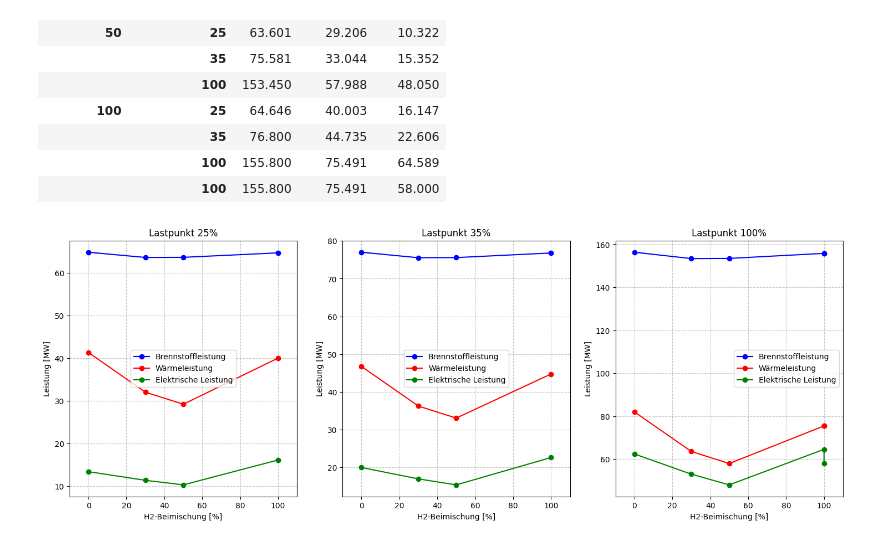
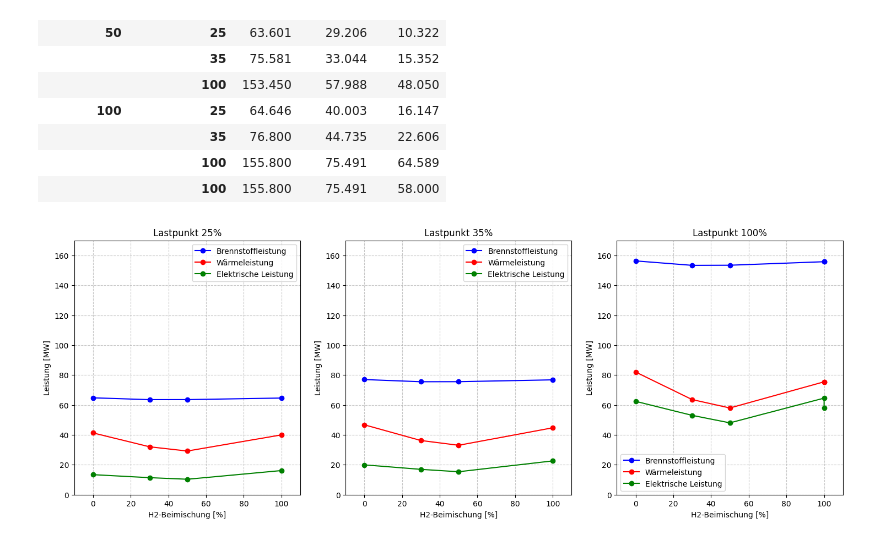
Before and after one commit to HTWK-Interconnected-Energy-Systems/BURN4H2, a Jupyter notebook: preprocessing/admixture_assumptions.ipynb, the cells around one changed output. Saved outputs shown, nothing was run; the diff lists cells and outputs as text; code cells hidden in the pictures.

```diff
--- a/preprocessing/admixture_assumptions.ipynb
+++ b/preprocessing/admixture_assumptions.ipynb
@@ -168,4 +168,5 @@ for i, load in enumerate(load_values):
     ax.legend()
 
     ax.set_xlim(-10, 110)  # Setze die y-Achse für alle Plots gleich
+    ax.set_ylim(0, 170)  # Setze die y-Achse für alle Plots gleich
 # %% [output]
@@ -329,4 +316,5 @@ for i, load in enumerate(load_values):
         ax.legend()
 
         ax.set_xlim(-10, 110)  # Setze die y-Achse für alle Plots gleich
+        ax.set_ylim(0, 170)
 # %% [output]
@@ -432,30 +420,31 @@ multi_df
 # %%
 # Erstellen der drei Plots für die unterschiedlichen Lastpunkte
 fig, axes = plt.subplots(1, 3, figsize=(18, 6))
 load_values = [25, 35, 100]
 colors = {'P_f_MW': 'blue', 'Q_th_MW': 'red', 'P_el_MW': 'green'}
 labels = {'P_f_MW': 'Brennstoffleistung', 'Q_th_MW': 'Wärmeleistung', 'P_el_MW': 'Elektrische Leistung'}
 
 for i, load in enumerate(load_values):
     # Filtere Daten für den aktuellen Lastpunkt
     subset = df[df['Load_percent'] == load].sort_values('H2_percent')
 
     ax = axes[i]
 
     # Wenn Daten vorhanden sind
     if not subset.empty:
         for column in ['P_f_MW', 'Q_th_MW', 'P_el_MW']:
             # Nur Daten plotten, wenn keine NaN-Werte vorhanden sind
             if not subset[column].isnull().all():
                 ax.plot(subset['H2_percent'], subset[column], 'o-',
                         color=colors[column], label=labels[column])
 
     ax.set_xlabel('H2-Beimischung [%]')
     ax.set_ylabel('Leistung [MW]')
     ax.set_title(f'Lastpunkt {load}%')
     ax.grid(True, linestyle='--', alpha=0.7)
     ax.legend()
 
     ax.set_xlim(-10, 110)  # Setze die y-Achse für alle Plots gleich
+    ax.set_ylim(0, 170)  # Setze die y-Achse für alle Plots gleich
 # %% [output]
-[figure, old version]
+[figure, new version]
```
Also changed, not shown: parts of 3 cells of this notebook, 33 other files.
